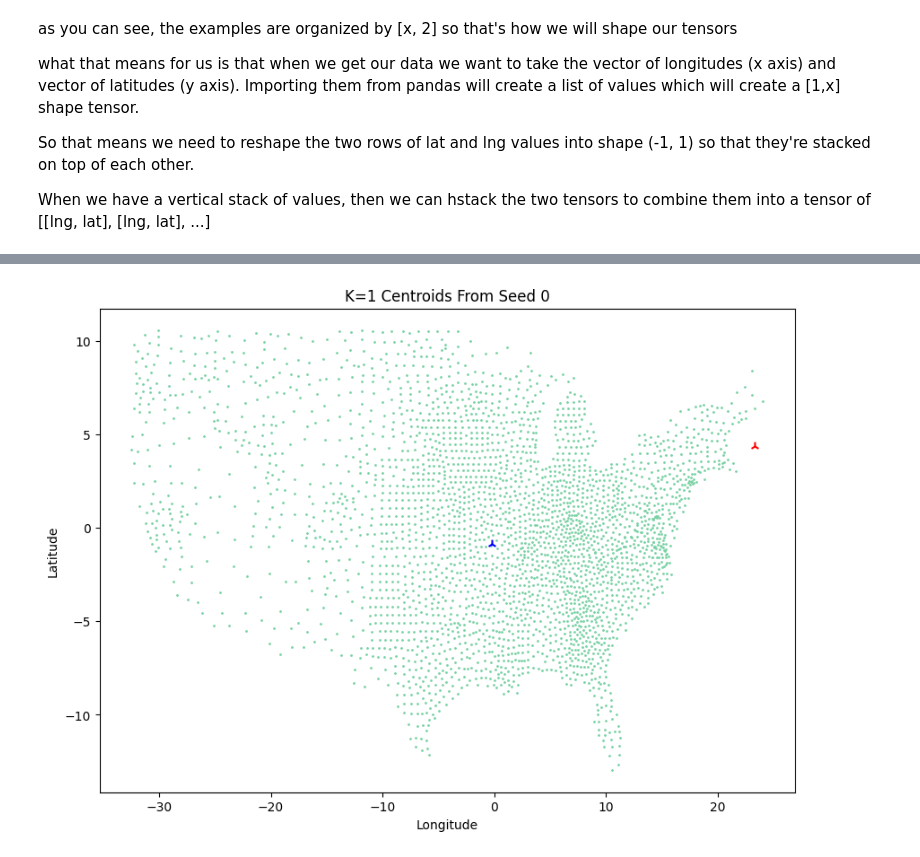
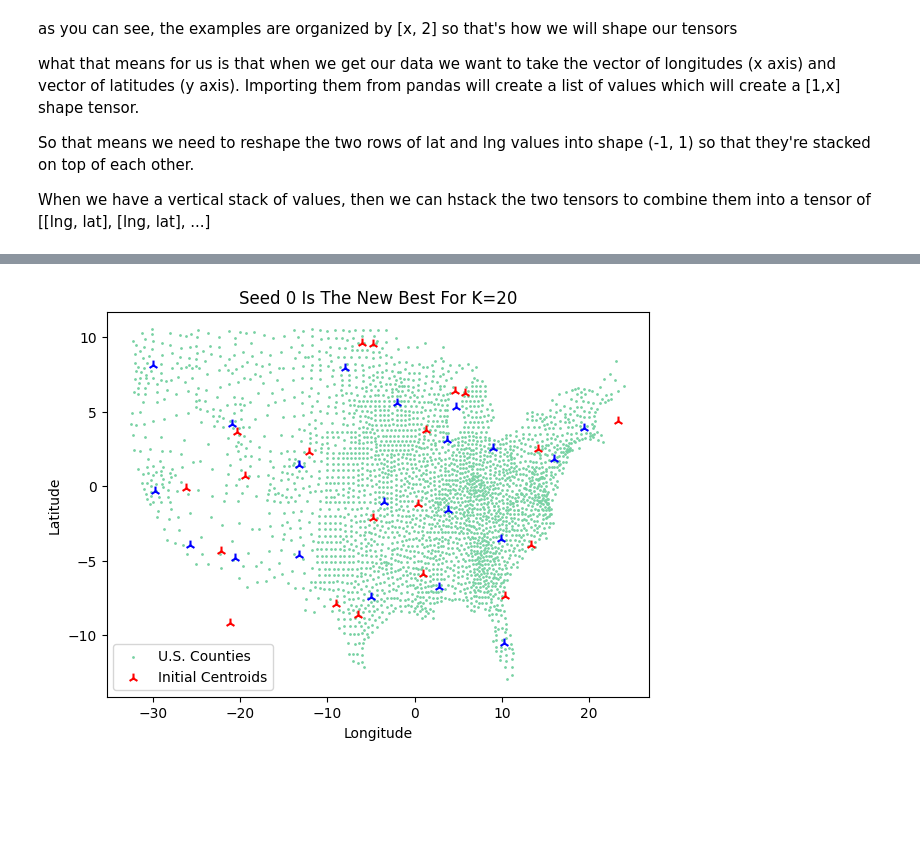
Before and after one commit to Tyrowo/county-population-clustering, a Jupyter notebook: K-Means Clustering.ipynb, the cells around one changed output, grey strips where cells are left out. Cells and saved outputs as stored; diff of their text form; code cells hidden in the pictures; blank space fills up the shorter version.

```diff
--- a/K-Means Clustering.ipynb
+++ b/K-Means Clustering.ipynb
@@ -18,11 +18,12 @@ primary_device, torch.cuda.device_count()
 ('cpu', 0)
 # %%
 # data has been normalized, flattened to two dimensions, and shuffled to make it ready for the ML model
-# I will be using the largest size data I have, which splits the population into data points of 250 people.
-data_filename = 'cont-us-pop-flattened-250per-shuffled.csv'
-# however, that leads to 1,300,000 entries. So I created smaller datasets you can use instead. Replace data_filename with one of these:
+# I WANTED to use the largest size data I have, which splits the population into data points of 250 people.
+# however, that leads to 1,300,000 entries. The runtime was unbelievable, because I can't find a way to parallelize the k-means cluster averaging
+# so i'll be using the 1000 per data set, but if you would like to use a larger side they are available here if you copy them into the data_filename:
+# cont-us-pop-flattened-250per-shuffled.csv
 # cont-us-pop-flattened-500per-shuffled.csv
-# cont-us-pop-flattened-1000per-shuffled.csv
+data_filename = 'cont-us-pop-flattened-1000per-shuffled.csv'
 
 # I am hosting the data on my personal site
 data_url = 'https://www.tyro.work/' + data_filename
@@ -136,7 +137,7 @@ lng_max = draw_lng_tensor.max().item()
 lng_min = draw_lng_tensor.min().item()
 
 def draw_counties():
-  plt.figure(figsize = (10,7))
+  plt.figure(figsize = (7,5))
   plt.scatter(draw_lnglat_tensor[:, 0], draw_lnglat_tensor[:, 1], c='#79d2a4', marker='.', s=4, label='U.S. Counties')
   plt.xlabel('Longitude')
   plt.ylabel('Latitude')
@@ -209,8 +220,8 @@ k_all_seeds_resulting_loss = [0]
 k_best_centroid_count = [0]
 
 # finally, we need to split our data into a training set and a testing set
-# I want to use 1000000 data points for my model just because it's a cool number. it's about 76% of the dataset. So if you're using the smaller training sets I'm setting it up to use 75% for data and 25% for testing
-test_split = 1000000 if data_filename == 'cont-us-pop-flattened-250per-shuffled.csv' else (len(lnglat_tensor[0]) * 3) // 4
+# I want to use 250000 data points for my model just because it's a cool number. it's about 76% of the dataset. So if you're using the larger training sets I'm setting it up to use 75% for data and 25% for testing
+test_split = 250000 if data_filename == 'cont-us-pop-flattened-1000per-shuffled.csv' else (len(lnglat_tensor[0]) * 3) // 4
 training_set = lnglat_tensor[:test_split, :]
 testing_set = lnglat_tensor[test_split:, :]
 # print(training_set.shape, testing_set.shape, training_set, testing_set)
@@ -232,7 +243,9 @@ def k_means(k):
   best_centroid_count = -1
 
   # we want to perform 100 different randomizations for the starting points
-  for seed in range(1):
+  for seed in range(5):
+    print(f'Beginning Seed {seed} for k_means {k}')
+    cur_k = k
 
     torch.manual_seed(seed)
     init_centroids = torch.rand(k, 2, dtype=torch.float64)
@@ -242,13 +255,6 @@ def k_means(k):
     init_centroids[:, 1] = init_centroids[:, 1] * LAT_RANGE + LAT_SHIFT
     # the preferred way to clone tensors is as such:
     centroids = init_centroids.clone().detach()
-
-    # # debugging visualizations
-    # print(centroids)
-    draw_counties()
-    plt.scatter(init_centroids[:, 0], init_centroids[:, 1], c='r', s=50, marker='2', label='Initial Centroids')
-    plt.title(f'K={k} Centroids From Seed {seed}')
-    cur_plot = plt.scatter(centroids[:, 0], centroids[:, 1], c='b', s=50, marker='2', label='K-Means Centroids')
 
     closest_centroid, losses = find_closest_centroids_and_loss(training_set, centroids)
     # print('initial closest centroids: ', init_closest)
@@ -261,11 +267,11 @@ def k_means(k):
     prev_loss_sum = None
     while_count = 0
     while sum_losses != prev_loss_sum:
-      print(f'current sum of losses is: {sum_losses}, previous sum of losses was: {prev_loss_sum}, this is the {while_count} pass')
+      print(f'  wloop {while_count} - cur loss: {sum_losses}, prev loss: {prev_loss_sum}')
       # 1. all points associated with each centroid, and average them.
-      count = [0] * k
-      avg_x = [0] * k
-      avg_y = [0] * k
+      count = [0] * cur_k
+      avg_x = [0] * cur_k
+      avg_y = [0] * cur_k
       # print('training set: ', training_set, 'x value: ', training_set[0][0])
       for i in range(N):
         cur = closest_centroid[i]
@@ -275,34 +281,70 @@ def k_means(k):
 
       next_centroids = []
       # 2. create a new set of centroids based on the positional average for each, removing any with 0 points associated because they will average to nothing
-      for i in range(k):
+      for i in range(cur_k):
         if count[i] > 0:
           next_centroids.append([avg_x[i] / count[i], avg_y[i] / count[i]])
       centroids = torch.tensor(next_centroids, dtype=torch.float64)
       # 2.5 update k with the new number of centroids
-      k = len(next_centroids)
+      cur_k = len(next_centroids)
 
       # 3. calculate the loss and new associations of the centroids
       closest_centroid, losses = find_closest_centroids_and_loss(training_set, centroids)
 
-      # 4. update plot
-      cur_plot.remove()
-      del cur_plot
-      cur_plot = plt.scatter(centroids[:, 0], centroids[:, 1], c='b', s=50, marker='2', label='K-Means Centroids')
-      # 5. update prev_loss_sum = sum_losses, sum_losses is our new data, and centroids should be updated to the new positions
+      # 4. update prev_loss_sum = sum_losses, sum_losses is our new data, and centroids should be updated to the new positions
       prev_loss_sum = sum_losses
       sum_losses = losses.sum()
-      # 6. increment while loop count for debugging
+      # 5. increment while loop count for debugging
       while_count += 1
 
     # finally when we finish our while loop we have a finalized loss and centroid positions.
+    print(f'  seed {seed} converged at while loop {while_count}. \n    prev lowest loss: {lowest_loss}, \n    cur seed loss: {sum_losses}')
     # compare the final loss to our best loss, and if we have found a better option update all of our best values
+    if (sum_losses < lowest_loss):
+      print(f'  ✓ seed {seed} performed better than previous best, seed {best_seed}')
+      best_seed = seed
+      lowest_loss = sum_losses
+      best_init_centroids = init_centroids
+      best_final_centroids = centroids
+      best_centroid_count = cur_k
+      # when we find a new seed that's better let's plot that one
+      draw_counties()
+      plt.scatter(init_centroids[:, 0], init_centroids[:, 1], c='r', s=50, marker='2', label='Initial Centroids')
+      plt.title(f'Seed {seed} Is The New Best For K={k}')
+      plt.legend()
+      cur_plot = plt.scatter(centroids[:, 0], centroids[:, 1], c='b', s=50, marker='2', label='Optimized Centroids')
+
+    # no matter what add the loss so we can see them across all seeds
+    all_seeds_resulting_loss.append(sum_losses)
+
+
 
   # after going through all the seeds we will be testing it's time to push our data into the storage lists
+  k_best_seeds.append(best_seed)
+  k_losses.append(lowest_loss)
+  k_best_init_centroids.append(best_init_centroids)
+  k_best_final_centroids.append(best_final_centroids)
+  k_all_seeds_resulting_loss.append(all_seeds_resulting_loss)
+  k_best_centroid_count.append(best_centroid_count)
 
 # the number of US Counties represents our max possible data clusters
-for i in range(1, 5): # US_COUNTIES + 1
+for i in range(20, 23): # US_COUNTIES + 1
   k_means(i)
 
+# debugging - just observing our data storage
+# after going through all the seeds we will be testing it's time to push our data into the storage lists
+print('finished going through all k means, here are the results:')
+print('Resulting Best Seeds:')
+print(k_best_seeds)
+print('Resulting Best Losses:')
+print(k_losses)
+print('Resulting Best Init Centroids:')
+print(k_best_init_centroids)
+print('Resulting Best Final Centroids:')
+print(k_best_final_centroids)
+print('Resulting Losses From All Seeds:')
+print(k_all_seeds_resulting_loss)
+print('Resulting Best Centroid Counts:')
+print(k_best_centroid_count)
 # finally we need to save the data in the storage lists to a pytorch file.
 # %% [output]
@@ -326 +368 @@ current sum of losses is: 5003589.198318684, previous sum of losses was: 5003595
-[figure, old version]
+[figure, new version]
```
Also changed, not shown: parts of 7 cells of this notebook.
